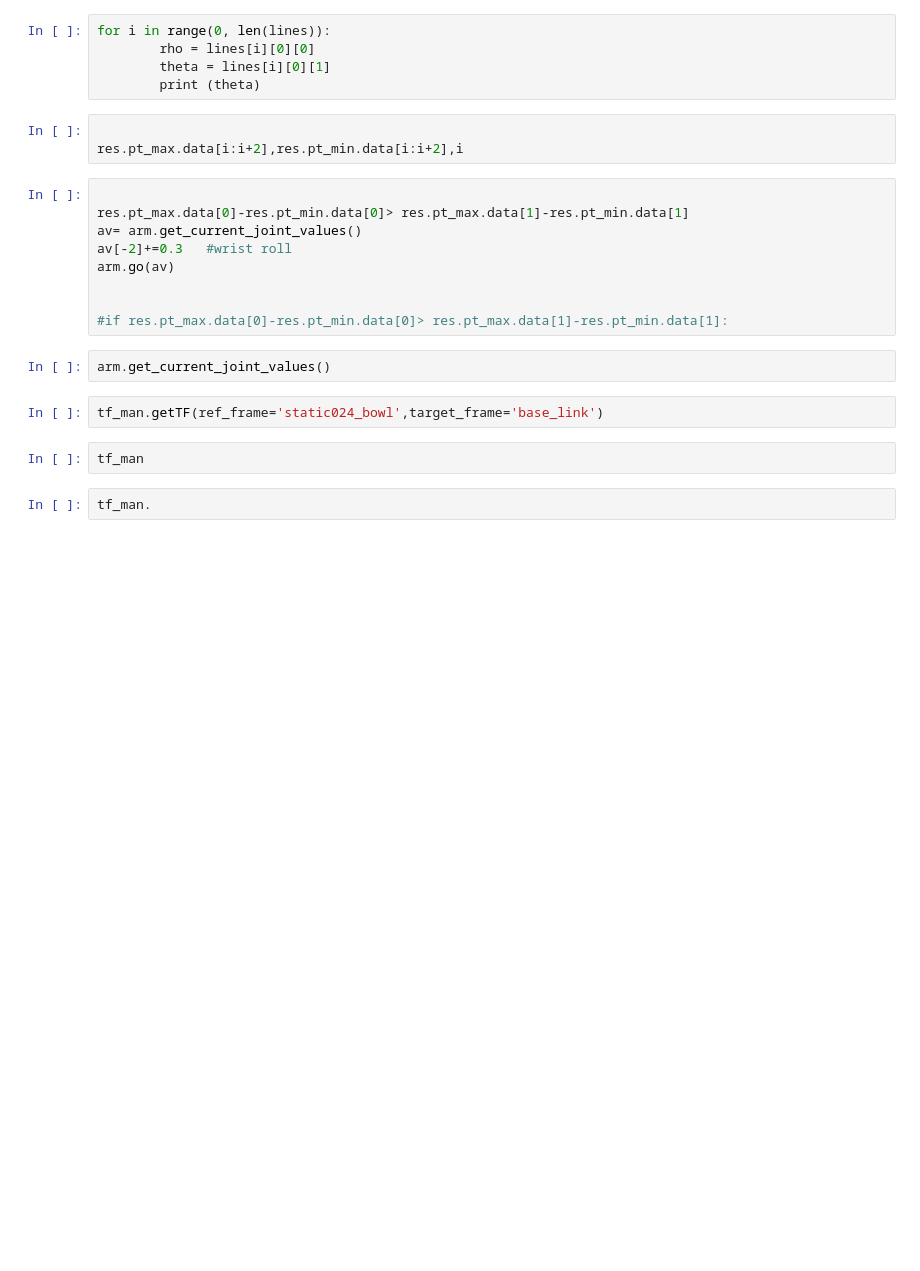
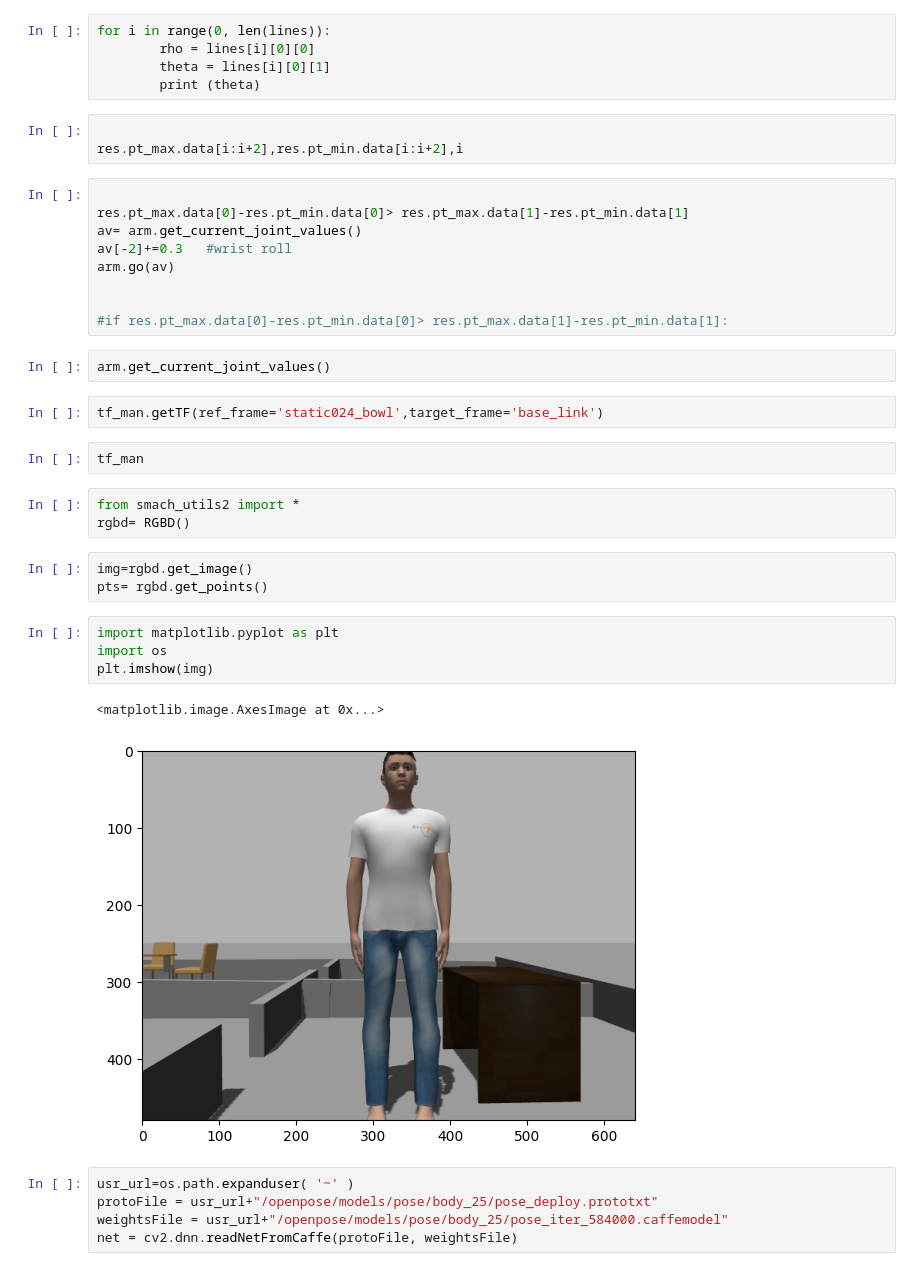
Before and after one commit to takeshi-pumas/catkin_extras, a Jupyter notebook: src/smaches/Segment_and_tfs.ipynb, the cells around one changed output. Saved outputs shown, nothing was run; the diff lists cells and outputs as text; blank space fills up the shorter version.

Commit message:
pointing_detector

```diff
--- a/src/smaches/Segment_and_tfs.ipynb
+++ b/src/smaches/Segment_and_tfs.ipynb
@@ -939,4 +939,20 @@ tf_man.getTF(ref_frame='static024_bowl',target_frame='base_link')
 # %%
 tf_man
 # %%
-tf_man.
+from smach_utils2 import *
+rgbd= RGBD()
+# %%
+img=rgbd.get_image()
+pts= rgbd.get_points()
+# %%
+import matplotlib.pyplot as plt
+import os
+plt.imshow(img)
+# %% [output]
+<matplotlib.image.AxesImage at 0x...>
+[figure, added]
+# %%
+usr_url=os.path.expanduser( '~' )
+protoFile = usr_url+"/openpose/models/pose/body_25/pose_deploy.prototxt"
+weightsFile = usr_url+"/openpose/models/pose/body_25/pose_iter_584000.caffemodel"
+net = cv2.dnn.readNetFromCaffe(protoFile, weightsFile)
```
Also changed, not shown: parts of 14 cells of this notebook, 12 other files.
